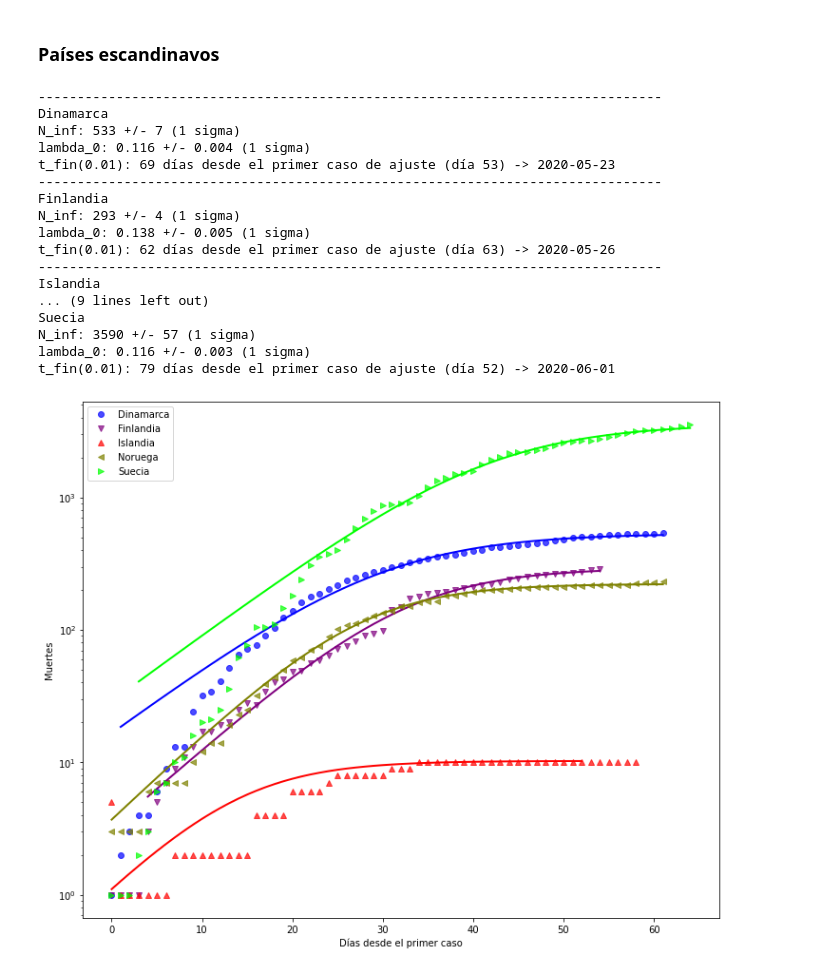
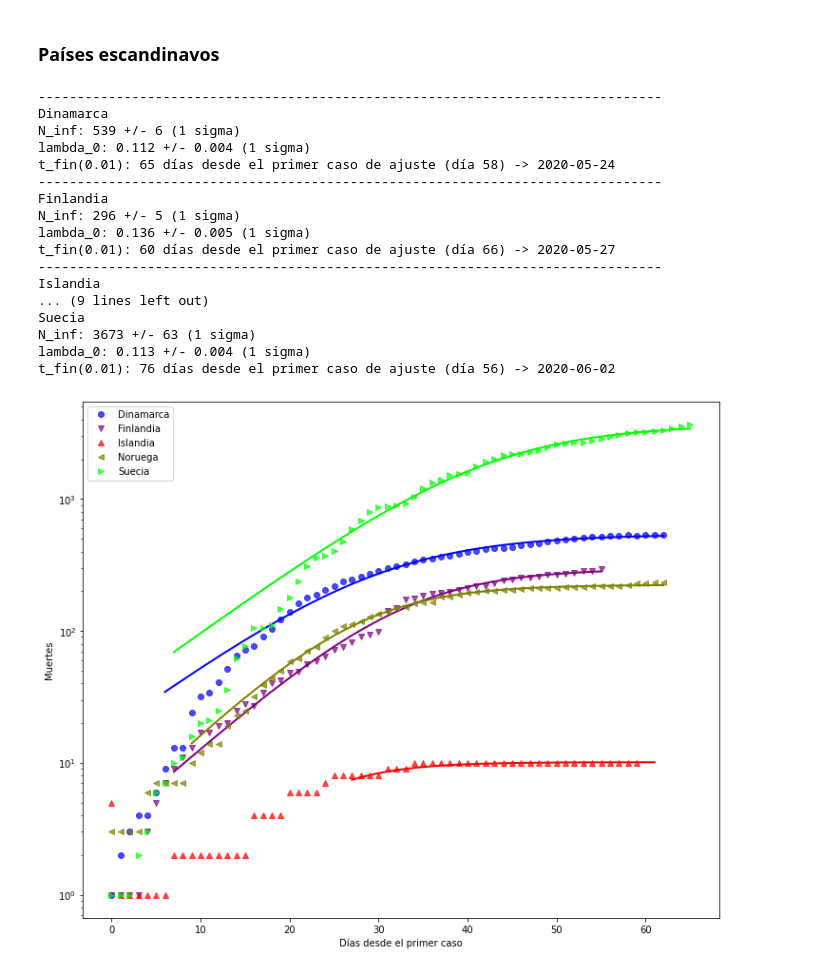
Before and after one commit to manuxch/logistic-covid19, a Jupyter notebook: Logistic_model_COVID-19.ipynb, the cells around one changed output. Drawn from its saved outputs; the diff is of its cells as text; code cells hidden in the pictures.

```diff
--- a/Logistic_model_COVID-19.ipynb
+++ b/Logistic_model_COVID-19.ipynb
@@ -299,26 +299,26 @@ t_fin(0.01): 116 días desde el primer caso de ajuste (día 52) -> 2020-07-08
 # %% [markdown]
 ### Países escandinavos
 # %%
-plot_fit(deadths_scand, 2, 'Muertes', logscale=True, p_fin=0.01)
+plot_fit(deadths_scand, 8, 'Muertes', logscale=True, p_fin=0.01)
 # %% [output]
 --------------------------------------------------------------------------------
 Dinamarca
-N_inf: 533 +/- 7 (1 sigma)
-lambda_0: 0.116 +/- 0.004 (1 sigma)
-t_fin(0.01): 69 días desde el primer caso de ajuste (día 53) -> 2020-05-23
+N_inf: 539 +/- 6 (1 sigma)
+lambda_0: 0.112 +/- 0.004 (1 sigma)
+t_fin(0.01): 65 días desde el primer caso de ajuste (día 58) -> 2020-05-24
 --------------------------------------------------------------------------------
 Finlandia
-N_inf: 293 +/- 4 (1 sigma)
-lambda_0: 0.138 +/- 0.005 (1 sigma)
-t_fin(0.01): 62 días desde el primer caso de ajuste (día 63) -> 2020-05-26
+N_inf: 296 +/- 5 (1 sigma)
+lambda_0: 0.136 +/- 0.005 (1 sigma)
+t_fin(0.01): 60 días desde el primer caso de ajuste (día 66) -> 2020-05-27
 --------------------------------------------------------------------------------
 Islandia
 ... (9 lines left out)
 Suecia
-N_inf: 3590 +/- 57 (1 sigma)
-lambda_0: 0.116 +/- 0.003 (1 sigma)
-t_fin(0.01): 79 días desde el primer caso de ajuste (día 52) -> 2020-06-01
+N_inf: 3673 +/- 63 (1 sigma)
+lambda_0: 0.113 +/- 0.004 (1 sigma)
+t_fin(0.01): 76 días desde el primer caso de ajuste (día 56) -> 2020-06-02
-[figure, old version]
+[figure, new version]
 # %% [markdown]
 ## Registro diario de predicciones para países latinoamericanos
 
```
Also changed, not shown: parts of 8 cells of this notebook.
